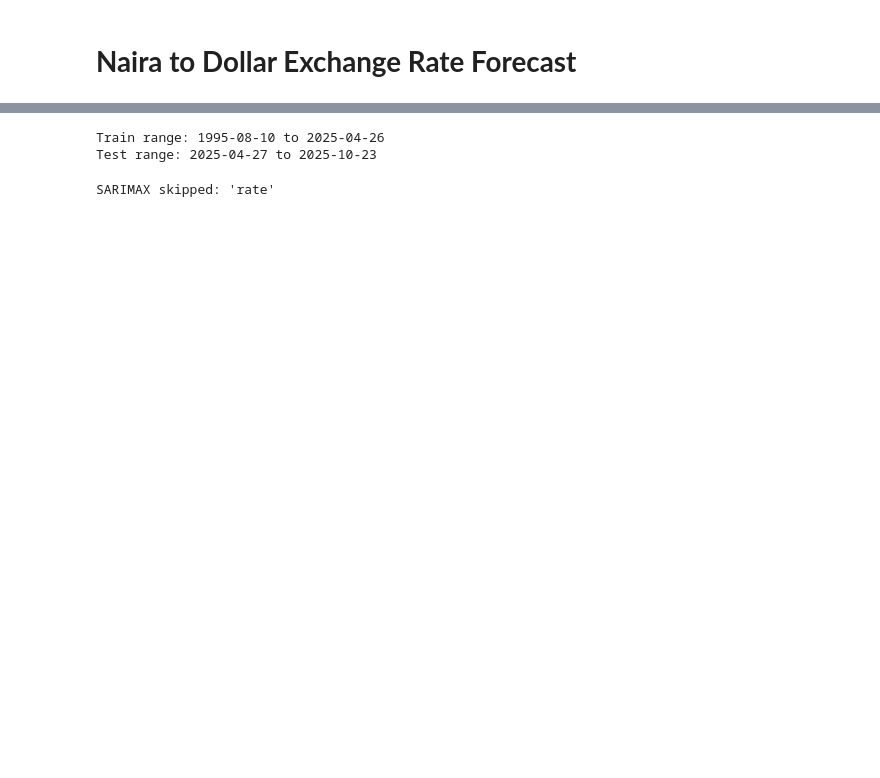
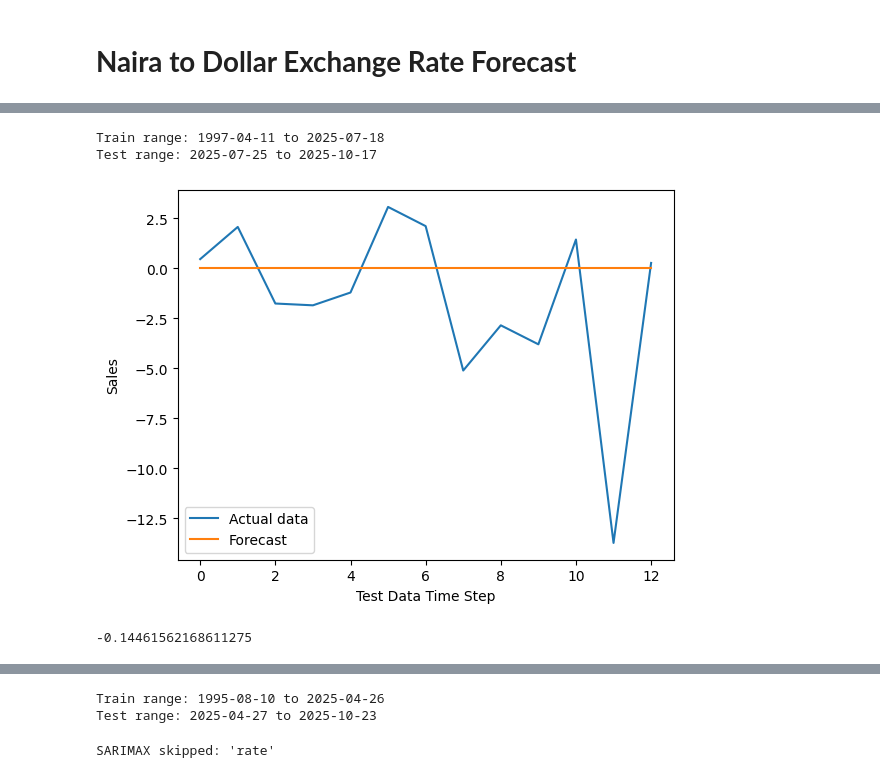
Before and after one commit to Samuel-Ozechi/NGForexCast, a Jupyter notebook: notebooks/modelling.ipynb, the cells around one changed output, grey strips where cells are left out. Cells and saved outputs as stored; diff of their text form; code cells hidden in the pictures; blank space fills up the shorter version.

Commit message:
forecasting with SARIMA

```diff
--- a/notebooks/modelling.ipynb
+++ b/notebooks/modelling.ipynb
@@ -55,3 +54,14 @@ df_feat.head()
 # %%
 # Convert transaction_time column to date format
 df_feat["Date"] = pd.to_datetime(df_feat["Date"], errors="coerce")
+# %%
+# Train-test split (time split)
+test_size = int(len(df_feat)*0.012)
+train = df_feat.iloc[:-test_size].copy()
+test = df_feat.iloc[-test_size:].copy()
+
+print("Train range:", train['Date'].min().date(), "to", train['Date'].max().date())
+print("Test range:", test['Date'].min().date(), "to", test['Date'].max().date())
+# %% [output]
+Train range: 1997-04-11 to 2025-07-18
+Test range: 2025-07-25 to 2025-10-17
@@ -57,0 +143,14 @@ df_feat["Date"] = pd.to_datetime(df_feat["Date"], errors="coerce")
+# %%
+mod = sm.tsa.statespace.SARIMAX(train["diff"], order=(0,0,0), seasonal_order=(0,0,0,52))
+res = mod.fit(disp=False)
+fcst = res.forecast(len(test))
+plt.plot(list(test["diff"]))
+plt.plot(list(fcst))
+plt.legend(['Actual data', 'Forecast'])
+plt.ylabel('Sales')
+plt.xlabel('Test Data Time Step')
+plt.show()
+r2_score(test["diff"], fcst)
+# %% [output]
+[figure, added]
+-0.14461562168611275
```
Also changed, not shown: parts of 11 cells of this notebook.
